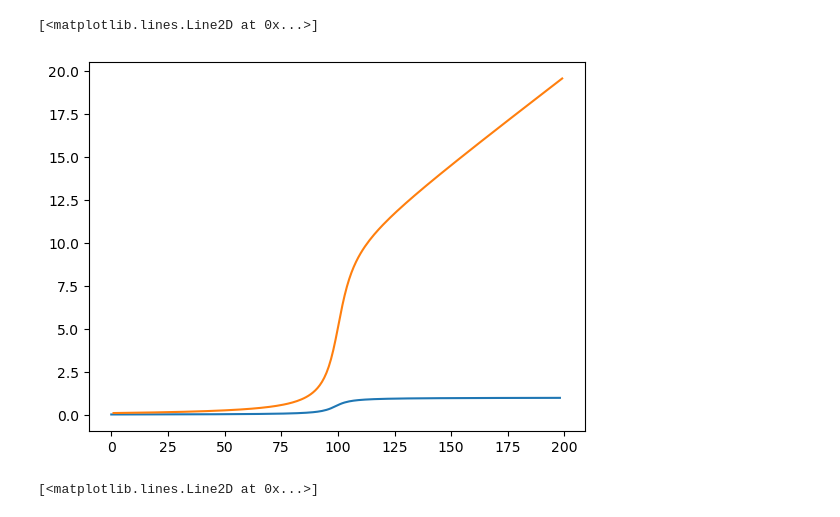
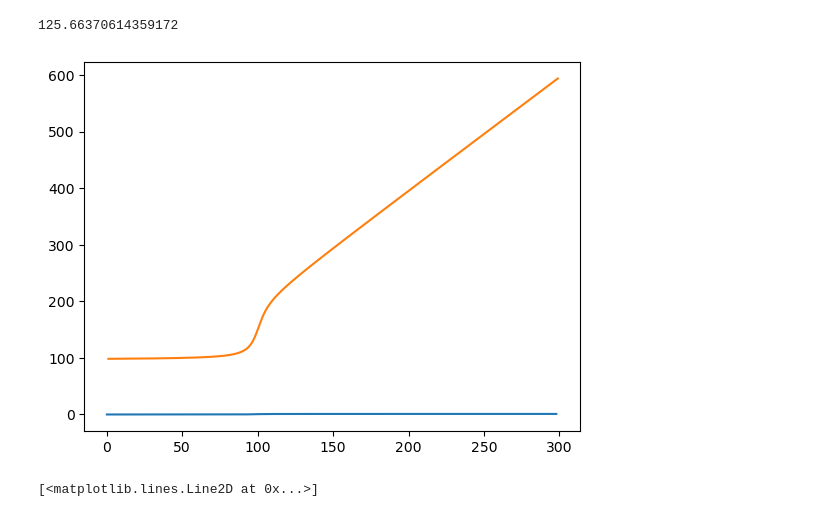
Before and after one commit to brockparker/Research, a Jupyter notebook: Dark_Test.ipynb, the cells around one changed output. Saved outputs shown, nothing was run; the diff lists cells and outputs as text; code cells hidden in the pictures.

```diff
--- a/Dark_Test.ipynb
+++ b/Dark_Test.ipynb
@@ -6,11 +6,3 @@ import matplotlib.pyplot as plt
 # %%
 exp_time = np.array([1, 5, 10, 25, 50, 100, 250, 500, 1000])
 counts = np.array([1e-2, 1e-2, 1e-2, 1e-2, 1e-2, 1.5e-2, 2e-2, 3e-2, 5e-2])
-# %%
-def linear(x, m, b):
-    return m*x + b
-
-x = np.arange(1, 1000, 1)
-
-line1 = linear(x, 1, 10)
-line2 = linear(x, 18, 2)
@@ -29,11 +14,13 @@ def knee(x, m1, m2, b1, b2, k1, k2):
     plt.plot(weight)
     return line(x, m1, b1) * weight + line(x, m2, b2) * (1- weight)
 # %%
-x = np.arange(1, 200, 1)
-plt.plot(x, knee(x, 0.1, 0, 0, 0.1, 0.2, 20))
+x = np.arange(1, 300, 1)
+plt.plot(x, knee(x, 2, 0, 0, 100, 0.2, 20))
+
+print(20 * 2 * np.pi)
 # %% [output]
-[<matplotlib.lines.Line2D at 0x...>]
+125.66370614359172
-[figure, old version]
+[figure, new version]
 # %%
 x = np.arange(-6*np.pi, 6*np.pi, 0.1)
 # %%
```
Also changed, not shown: parts of 1 cell of this notebook, 17 other files.
